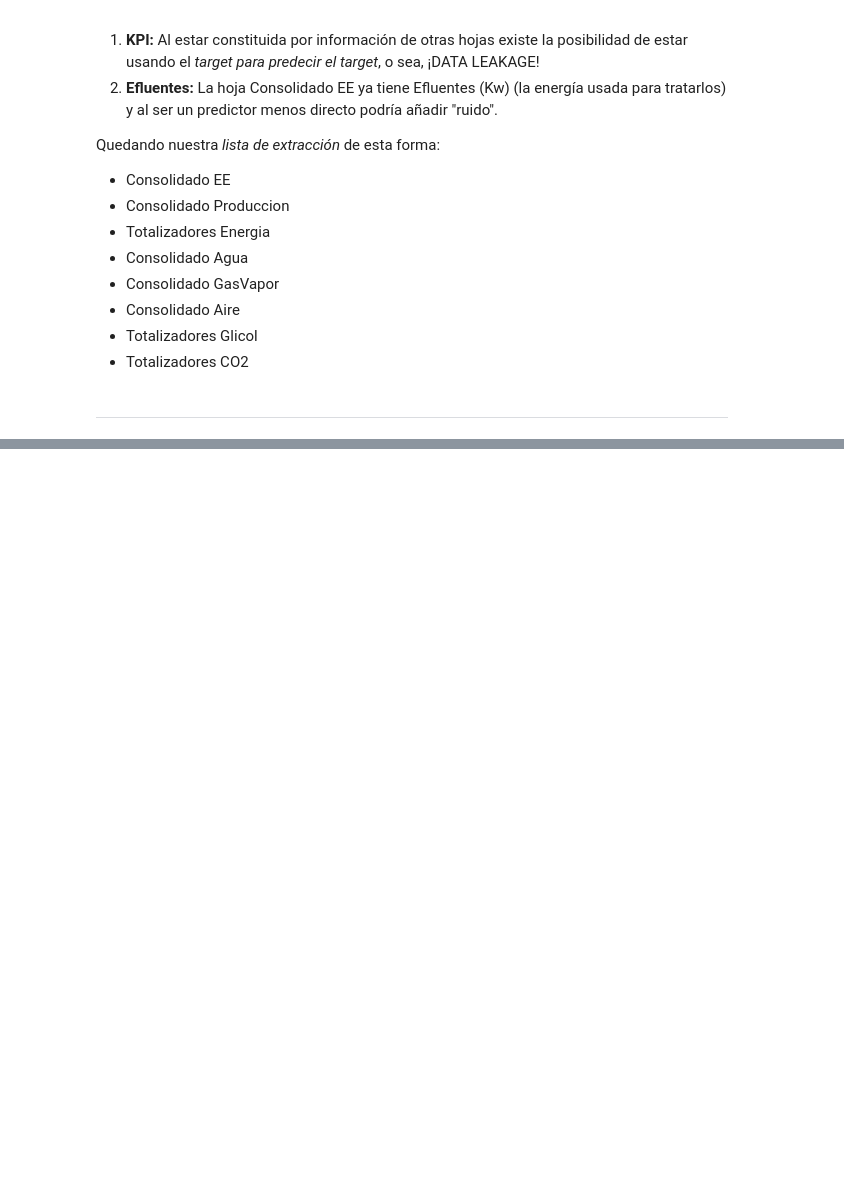
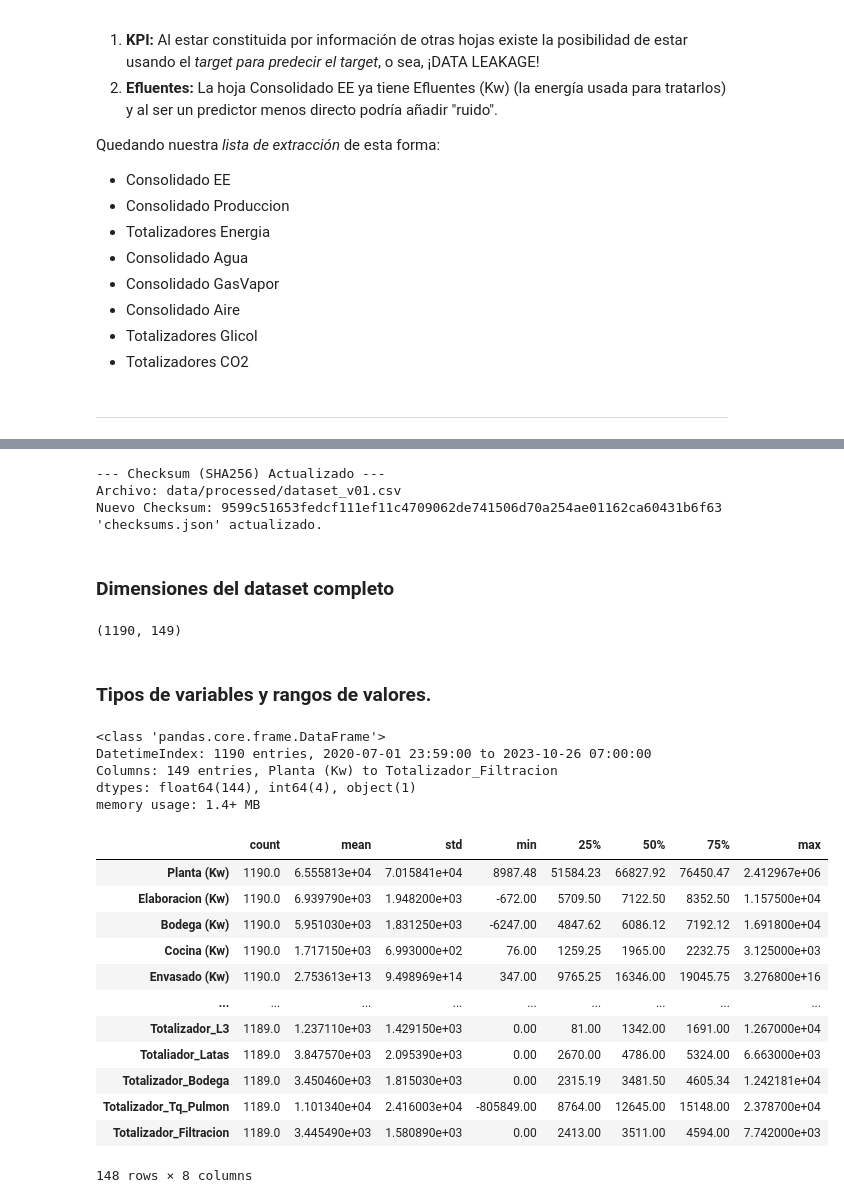
Before and after one commit to VexxAl/lab-datos-TPF, a Jupyter notebook: notebooks/eda.ipynb, the cells around one changed output, grey strips where cells are left out. Cells and saved outputs as stored; diff of their text form; code cells hidden in the pictures; blank space fills up the shorter version.

```diff
--- a/notebooks/eda.ipynb
+++ b/notebooks/eda.ipynb
@@ -52,0 +252,67 @@ Quedando nuestra *lista de extracción* de esta forma:
+# %%
+# -- Guardado del Checksum ---
+
+import json
+
+# 1. Calcular el checksum del NUEVO archivo
+new_checksum_val = calculate_checksum(OUTPUT_FILE)
+
+CHECKSUM_FILE = DATA_DIR / 'checksums.json'
+checksums_data = {}
+
+# 2. Cargar el JSON existente
+if CHECKSUM_FILE.exists():
+    with open(CHECKSUM_FILE, 'r') as f:
+        try:
+            checksums_data = json.load(f)
+        except json.JSONDecodeError:
+            logging.warning("Advertencia: 'checksums.json' está corrupto.")
+
+# 3. Actualizar el checksum
+key = str(OUTPUT_FILE.relative_to(BASE_DIR)).replace('\\', '/')
+checksums_data[key] = new_checksum_val
+
+# 4. Guardar el JSON actualizado
+with open(CHECKSUM_FILE, 'w') as f:
+    json.dump(checksums_data, f, indent=4)
+
+print(f"\n--- Checksum (SHA256) Actualizado ---")
+print(f"Archivo: {key}")
+print(f"Nuevo Checksum: {new_checksum_val}")
+print(f"'checksums.json' actualizado.")
+# %% [output]
+--- Checksum (SHA256) Actualizado ---
+Archivo: data/processed/dataset_v01.csv
+Nuevo Checksum: 9599c51653fedcf111ef11c4709062de741506d70a254ae01162ca60431b6f63
+'checksums.json' actualizado.
+# %% [markdown]
+### Dimensiones del dataset completo
+# %%
+df_final.shape
+# %% [output]
+(1190, 149)
+# %% [markdown]
+### Tipos de variables y rangos de valores.
+# %%
+df_final.info()
+print()
+display(df_final.describe().T.round(2))
+# %% [output]
+<class 'pandas.core.frame.DataFrame'>
+DatetimeIndex: 1190 entries, 2020-07-01 23:59:00 to 2023-10-26 07:00:00
+Columns: 149 entries, Planta (Kw) to Totalizador_Filtracion
+dtypes: float64(144), int64(4), object(1)
+memory usage: 1.4+ MB
+|  | count | mean | std | min | 25% | 50% | 75% | max |
+| Planta (Kw) | 1190.0 | 6.555813e+04 | 7.015841e+04 | 8987.48 | 51584.23 | 66827.92 | 76450.47 | 2.412967e+06 |
+| Elaboracion (Kw) | 1190.0 | 6.939790e+03 | 1.948200e+03 | -672.00 | 5709.50 | 7122.50 | 8352.50 | 1.157500e+04 |
+| Bodega (Kw) | 1190.0 | 5.951030e+03 | 1.831250e+03 | -6247.00 | 4847.62 | 6086.12 | 7192.12 | 1.691800e+04 |
+| Cocina (Kw) | 1190.0 | 1.717150e+03 | 6.993000e+02 | 76.00 | 1259.25 | 1965.00 | 2232.75 | 3.125000e+03 |
+| Envasado (Kw) | 1190.0 | 2.753613e+13 | 9.498969e+14 | 347.00 | 9765.25 | 16346.00 | 19045.75 | 3.276800e+16 |
+| ... | ... | ... | ... | ... | ... | ... | ... | ... |
+| Totalizador_L3 | 1189.0 | 1.237110e+03 | 1.429150e+03 | 0.00 | 81.00 | 1342.00 | 1691.00 | 1.267000e+04 |
+| Totaliador_Latas | 1189.0 | 3.847570e+03 | 2.095390e+03 | 0.00 | 2670.00 | 4786.00 | 5324.00 | 6.663000e+03 |
+| Totalizador_Bodega | 1189.0 | 3.450460e+03 | 1.815030e+03 | 0.00 | 2315.19 | 3481.50 | 4605.34 | 1.242181e+04 |
+| Totalizador_Tq_Pulmon | 1189.0 | 1.101340e+04 | 2.416003e+04 | -805849.00 | 8764.00 | 12645.00 | 15148.00 | 2.378700e+04 |
+| Totalizador_Filtracion | 1189.0 | 3.445490e+03 | 1.580890e+03 | 0.00 | 2413.00 | 3511.00 | 4594.00 | 7.742000e+03 |
+148 rows × 8 columns
```
Also changed, not shown: parts of 16 cells of this notebook.
